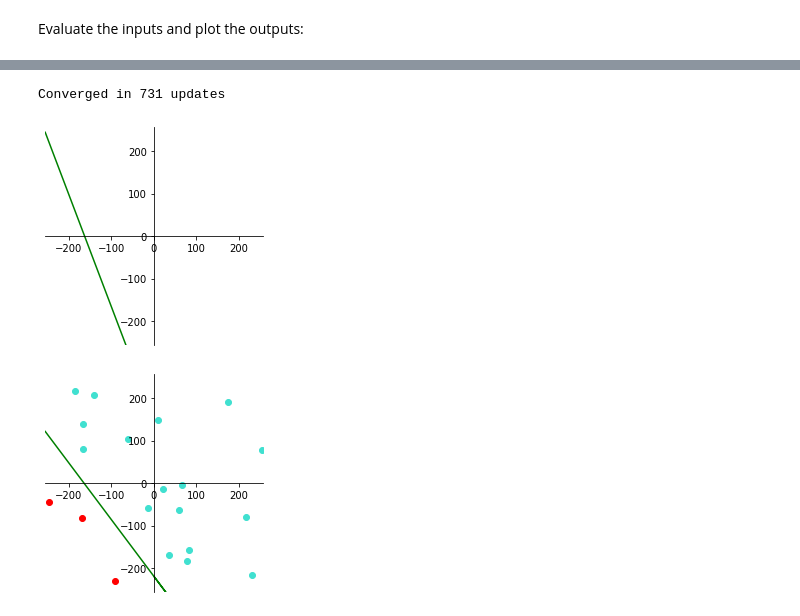
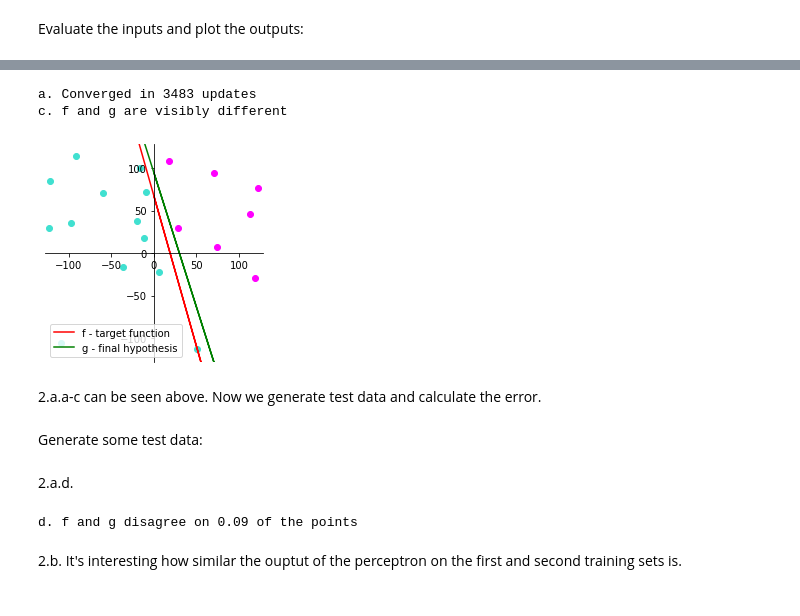
Before and after one commit to mattany/IML, a Jupyter notebook: problem_set_11.ipynb, the cells around one changed output, grey strips where cells are left out. Saved outputs shown, nothing was run; the diff lists cells and outputs as text; code cells hidden in the pictures.

```diff
--- a/problem_set_11.ipynb
+++ b/problem_set_11.ipynb
@@ -11,8 +13,7 @@ np.random.seed(0)
 # %% [markdown]
 Draw the axes:
 # %%
-pos_dist_size = 256
-
+pos_dist_size = 2**7
 def plot_axes():
     fig = plt.figure()
     ax = fig.add_subplot(1, 1, 1)
@@ -27,6 +28,5 @@ def plot_axes():
     # Eliminate upper and right axes
     ax.spines['right'].set_color('none')
     ax.spines['top'].set_color('none')
-
 plot_axes()
 # %% [output]
@@ -61,7 +50,7 @@ plot_line(w_star)
 Generate the inputs:
 # %%
 def gen_inputs(n, d):
-    inputs = np.random.randint(2**9,size=(n, d)) - 2**8
+    inputs = pos_dist_size * 2 * np.random.random_sample(size=(n, d)) - pos_dist_size
     inputs = np.c_[np.ones(inputs.shape[0]), inputs] # Homogenize
     return inputs
 
@@ -76,18 +65,29 @@ def evaluate_points(inputs, w):
     return [evaluate_point(w, input) for input in inputs]
 
 
-outputs = evaluate_points(inputs, w)
+def get_plot_coords(w):
+
+    Xs = [-pos_dist_size, pos_dist_size, 0]
+    Ys = [
+        (-w[0] - w[1] * Xs[0]) / w[2],
+        (-w[0] - w[1] * Xs[1]) / w[2],
+        (-w[0] - w[1] * Xs[2]) / w[2]
+    ]
+    return Xs, Ys
+
+outputs = evaluate_points(inputs, w_star)
+
+
+
 
 def plot_outputs(w, w_star, inputs, outputs):
-    plot_line(w, "red")
-    plot_line(w_star, "green")
+    plot_axes()
     red_Xs = [ inputs[i][1] for i in range(len(inputs)) if outputs[i] == 1]
     red_Ys = [ inputs[i][2] for i in range(len(inputs)) if outputs[i] == 1]
     blue_Xs = [ inputs[i][1] for i in range(len(inputs)) if outputs[i] == -1 ]
     blue_Ys = [ inputs[i][2] for i in range(len(inputs)) if outputs[i] == -1 ]
-
-    plt.scatter(red_Xs, red_Ys, color="red")
+    plt.scatter(red_Xs, red_Ys, color="magenta")
     plt.scatter(blue_Xs, blue_Ys, color="turquoise")
-    plt.show()
-
-plot_outputs(w_star, inputs, outputs)
+    plt.plot(*get_plot_coords(w),  label="f - target function", color="red")
+    plt.plot(*get_plot_coords(w_star), label="g - final hypothesis", color="green")
+    plt.legend()
@@ -96,29 +94,35 @@ plot_outputs(w_star, inputs, outputs)
 # %%
 def get_misclassified(w, inputs, outputs):
     for i, inp in enumerate(inputs):
         if outputs[i] != evaluate_point(w, inp):
             return i
     return -1
 
 
 def perceptron(inputs, outputs):
-    w = np.zeros(np.shape(inputs[0]))
+    shape = np.shape(inputs[0])
+    w = np.zeros(shape)
     misclassified = get_misclassified(w, inputs, outputs)
     steps = 0
     done = False
     while not done:
         done = True
         for i, inp in enumerate(inputs):
             if outputs[i] != evaluate_point(w, inp):
                 done = False
                 w += outputs[i] * inp
                 steps +=1
-    print(f"Converged in {steps} updates")
-    plot_line(w_star)
-    plot_outputs(w, inputs, outputs)
+    print(f"a. Converged in {steps} updates")
+    return w
 
-perceptron(inputs, outputs)
+w = perceptron(inputs, outputs)
+plot_outputs(w, w_star, inputs, outputs)
+print(f"c. f and g are visibly different")
 # %% [output]
-Converged in 731 updates
+a. Converged in 3483 updates
+c. f and g are visibly different
-[figure, old version]
+[figure, new version]
-[figure, removed]
+# %% [markdown]
+2.a.a-c can be seen above. Now we generate test data and calculate the error.
+# %% [markdown]
+Generate some test data:
@@ -124,0 +131,15 @@ Converged in 731 updates
+# %% [markdown]
+2.a.d.
+# %%
+
+def calculate_error(test_inputs, w, w_star):
+    n = len(test_inputs)
+    test_outputs = evaluate_points(test_inputs, w_star)
+    actual_outputs = evaluate_points(test_inputs, w)
+    return sum([abs(test_outputs[i] - actual_outputs[i]) for i in range(n)]) / 200
+
+print(f"d. f and g disagree on {calculate_error(test_inputs, w, w_star)} of the points")
+# %% [output]
+d. f and g disagree on 0.09 of the points
+# %% [markdown]
+2.b. It's interesting how similar the ouptut of the perceptron on the first and second training sets is.
```
Also changed, not shown: parts of 15 cells of this notebook.
